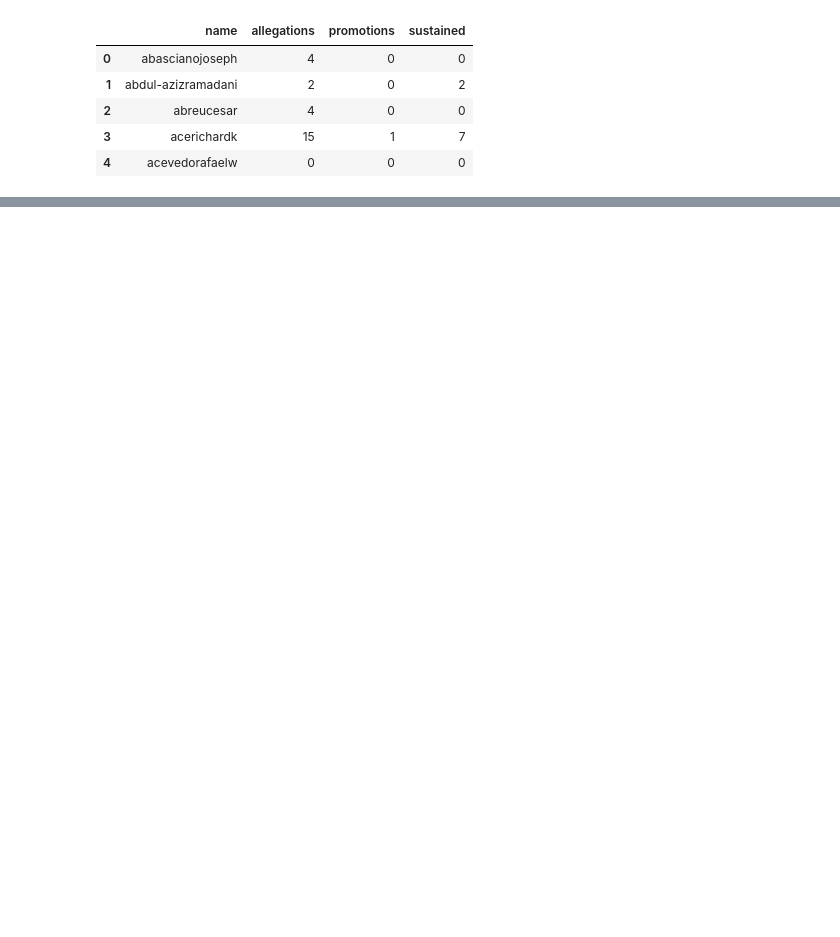
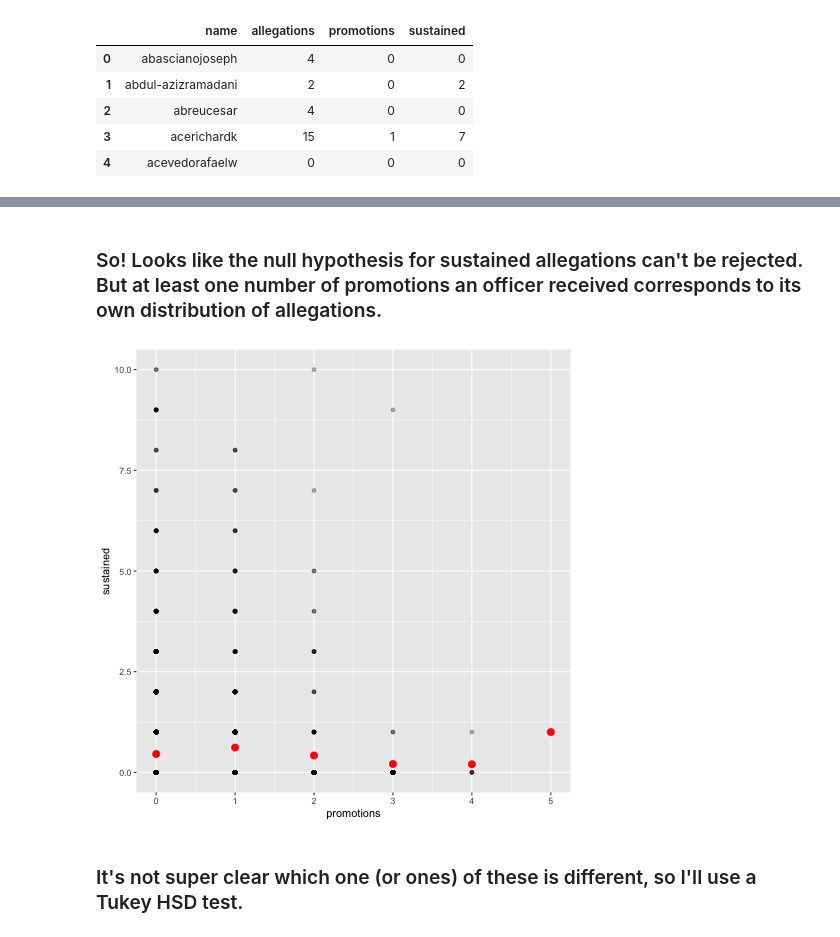
Before and after one commit to jakeneenan/hypothesis-testing, a Jupyter notebook: notebook.ipynb, the cells around one changed output, grey strips where cells are left out. Cells and saved outputs as stored; diff of their text form; code cells hidden in the pictures; blank space fills up the shorter version.

```diff
--- a/notebook.ipynb
+++ b/notebook.ipynb
@@ -70,0 +101,17 @@ Signif. codes:  0 ‘***’ 0.001 ‘**’ 0.01 ‘*’ 0.05 ‘.’ 0.1 ‘ ’
+# %% [markdown]
+### So! Looks like the null hypothesis for sustained allegations can't be rejected. But at least one number of promotions an officer received corresponds to its own distribution of allegations.
+# %%
+%%R -i summary_df
+
+# Zooming in
+
+library(ggplot2)
+library(dplyr)
+
+ggplot(summary_df, aes(x = promotions, y = sustained)) + geom_point(alpha = 0.3) +
+geom_point(data = summary_df %>% group_by(promotions) %>% summarise(sustained = mean(sustained)), size = 3, color = 'red') +
+ylim(0, 10)
+# %% [output]
+[figure, added]
+# %% [markdown]
+### It's not super clear which one (or ones) of these is different, so I'll use a Tukey HSD test.
```
Also changed, not shown: parts of 25 cells of this notebook.
